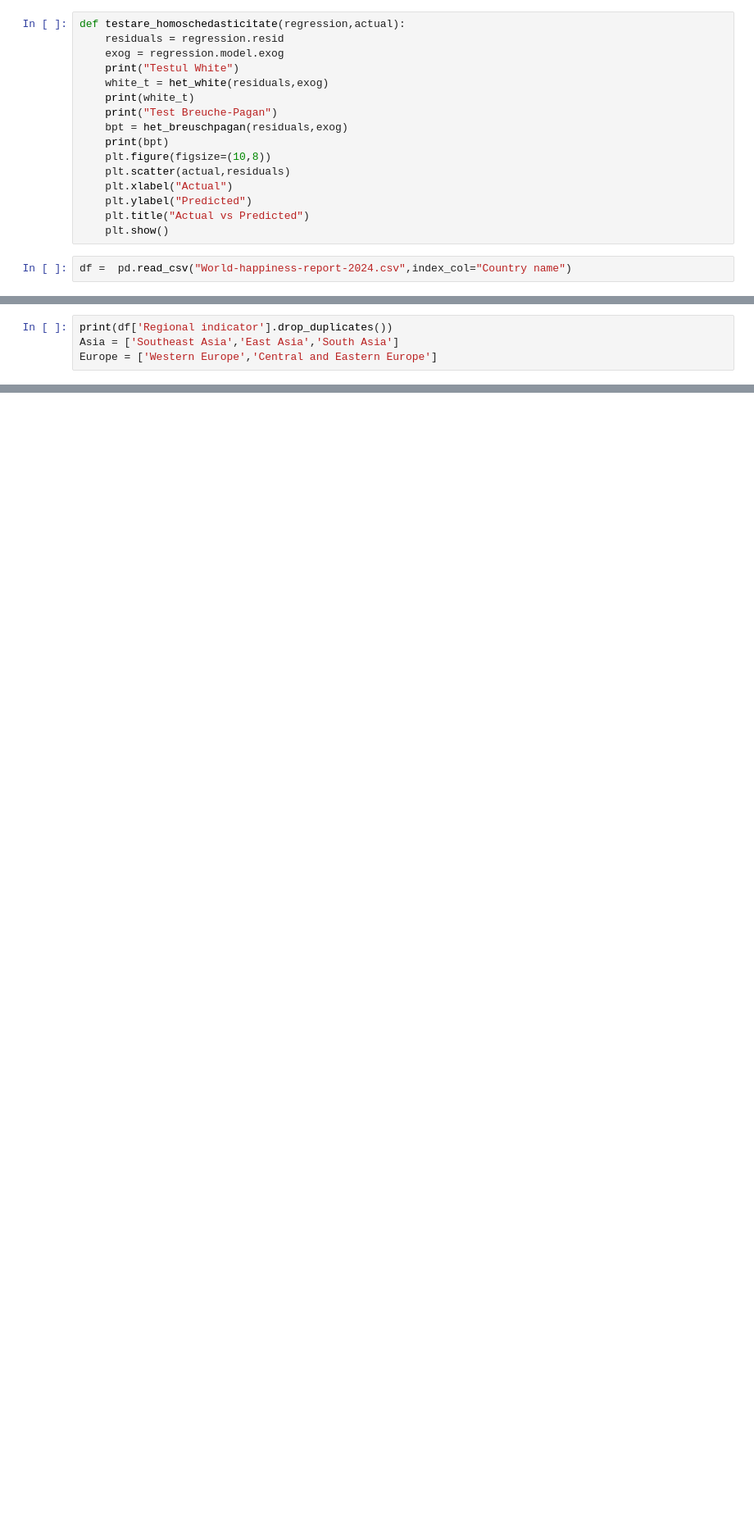
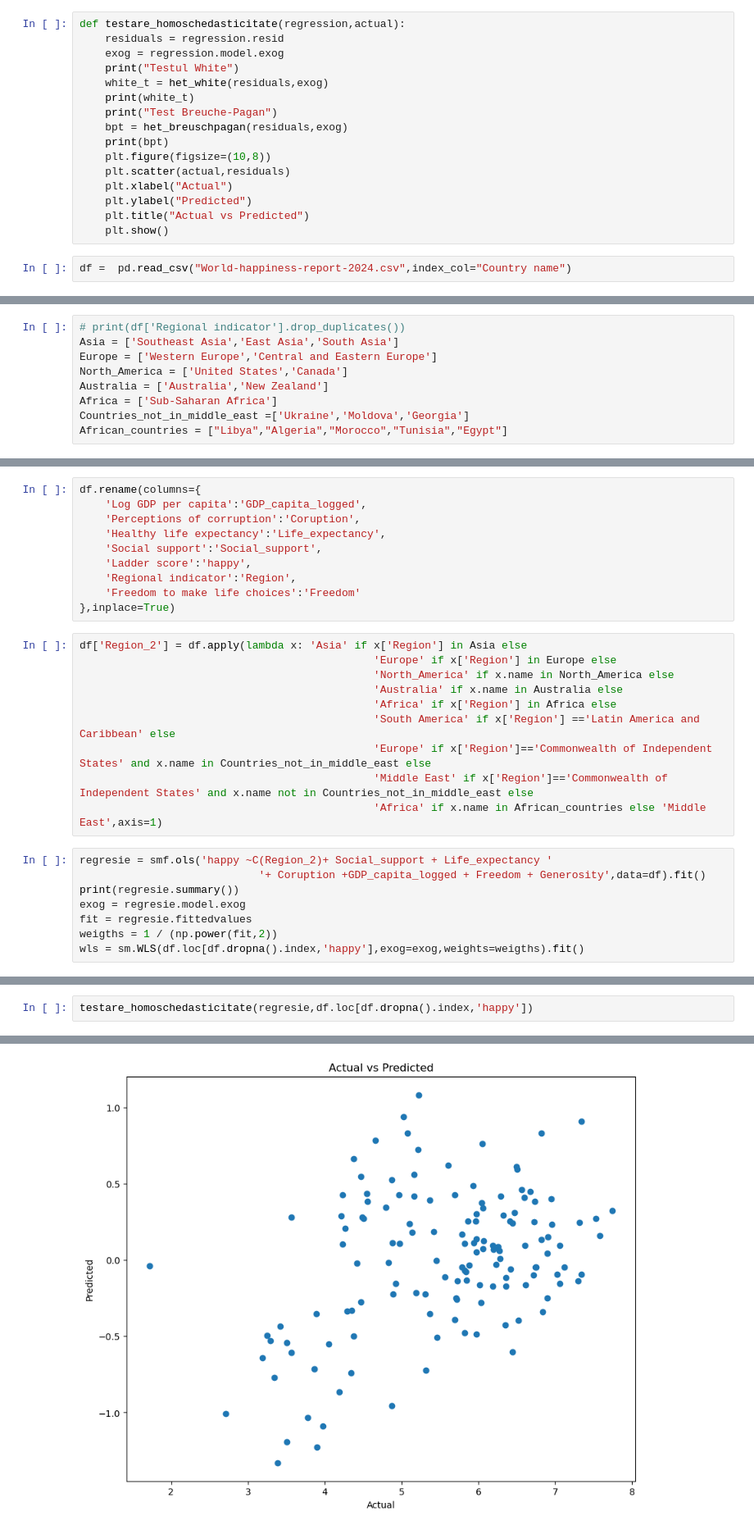
Before and after one commit to srvalex/Econometrie, a Jupyter notebook: Model2.ipynb, the cells around one changed output, grey strips where cells are left out. Shown at 82% size. Drawn from its saved outputs; the diff is of its cells as text; blank space fills up the shorter version.

Commit message:
Model 2 update + TO DO pt philipe

```diff
--- a/Model2.ipynb
+++ b/Model2.ipynb
@@ -53,4 +51,9 @@ df.describe()
 # %%
-print(df['Regional indicator'].drop_duplicates())
+# print(df['Regional indicator'].drop_duplicates())
 Asia = ['Southeast Asia','East Asia','South Asia']
 Europe = ['Western Europe','Central and Eastern Europe']
+North_America = ['United States','Canada']
+Australia = ['Australia','New Zealand']
+Africa = ['Sub-Saharan Africa']
+Countries_not_in_middle_east =['Ukraine','Moldova','Georgia']
+African_countries = ["Libya","Algeria","Morocco","Tunisia","Egypt"]
@@ -93,0 +76,28 @@ df[df['Regional indicator']=='North America and ANZ']
+# %%
+df.rename(columns={
+    'Log GDP per capita':'GDP_capita_logged',
+    'Perceptions of corruption':'Coruption',
+    'Healthy life expectancy':'Life_expectancy',
+    'Social support':'Social_support',
+    'Ladder score':'happy',
+    'Regional indicator':'Region',
+    'Freedom to make life choices':'Freedom'
+},inplace=True)
+# %%
+df['Region_2'] = df.apply(lambda x: 'Asia' if x['Region'] in Asia else
+                                              'Europe' if x['Region'] in Europe else
+                                              'North_America' if x.name in North_America else
+                                              'Australia' if x.name in Australia else
+                                              'Africa' if x['Region'] in Africa else
+                                              'South America' if x['Region'] =='Latin America and Caribbean' else
+                                              'Europe' if x['Region']=='Commonwealth of Independent States' and x.name in Countries_not_in_middle_east else
+                                              'Middle East' if x['Region']=='Commonwealth of Independent States' and x.name not in Countries_not_in_middle_east else
+                                              'Africa' if x.name in African_countries else 'Middle East',axis=1)
+# %%
+regresie = smf.ols('happy ~C(Region_2)+ Social_support + Life_expectancy '
+                            '+ Coruption +GDP_capita_logged + Freedom + Generosity',data=df).fit()
+print(regresie.summary())
+exog = regresie.model.exog
+fit = regresie.fittedvalues
+weigths = 1 / (np.power(fit,2))
+wls = sm.WLS(df.loc[df.dropna().index,'happy'],exog=exog,weights=weigths).fit()
@@ -93,0 +122,3 @@ df[df['Regional indicator']=='North America and ANZ']
+# %%
+testare_homoschedasticitate(regresie,df.loc[df.dropna().index,'happy'])
+# %% [output]
@@ -93,0 +129 @@ df[df['Regional indicator']=='North America and ANZ']
+[figure, added]
```
Also changed, not shown: parts of 20 cells of this notebook.
